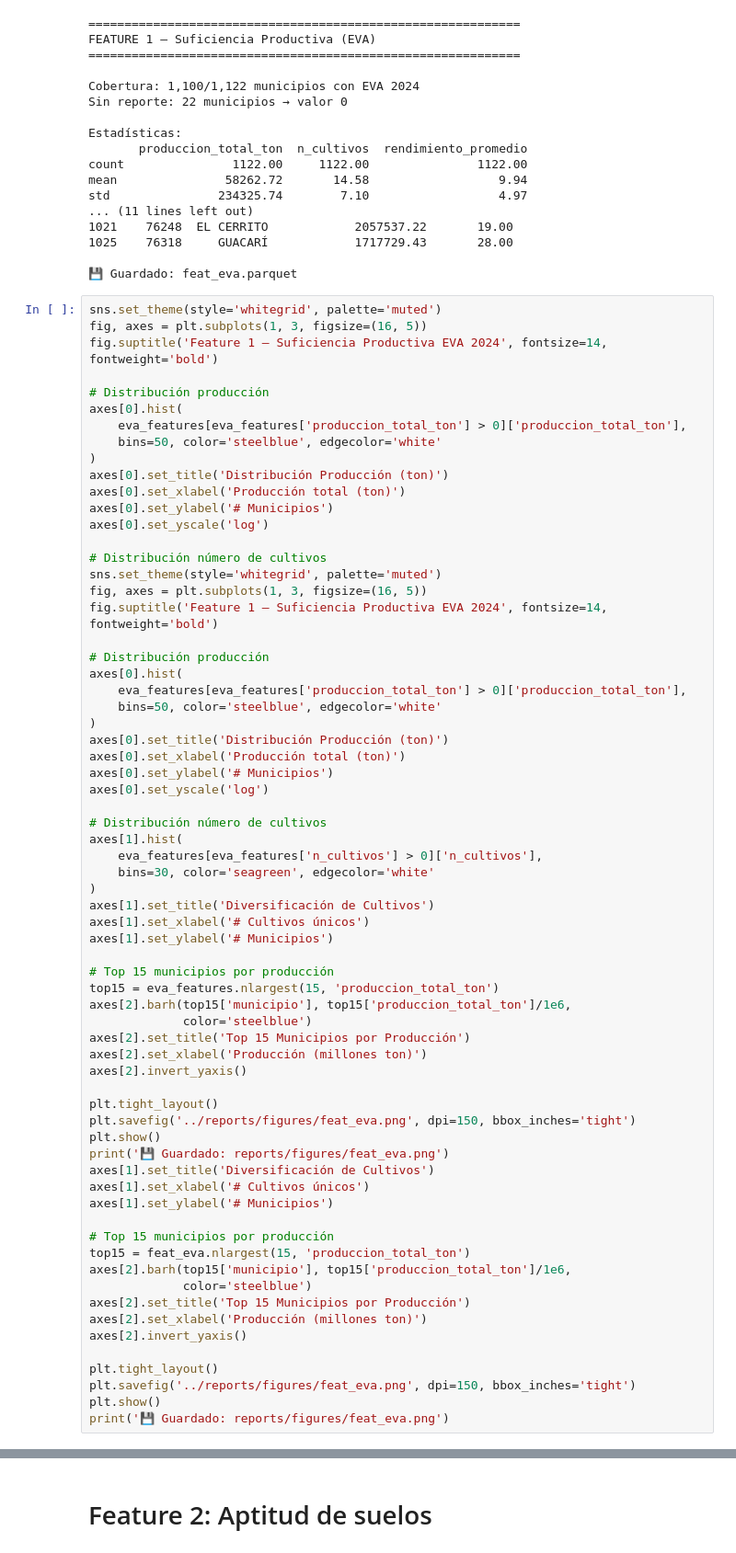
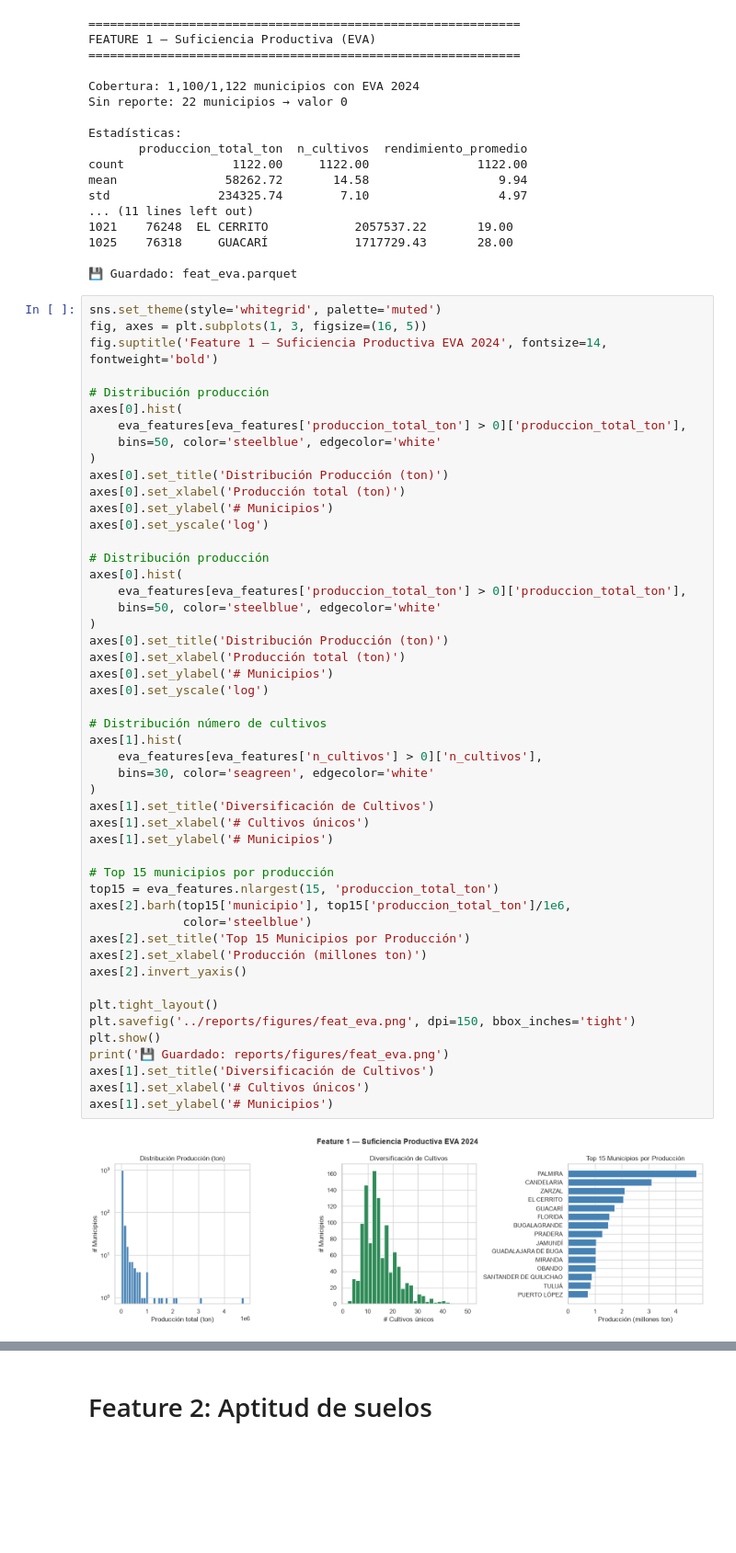
Before and after one commit to judazag/IRA-Municipal, a Jupyter notebook: notebooks/03_analisis_descriptivo.ipynb, the cells around one changed output, grey strips where cells are left out. Shown at 92% size. Saved outputs shown, nothing was run; the diff lists cells and outputs as text; blank space fills up the shorter version.

```diff
--- a/notebooks/03_analisis_descriptivo.ipynb
+++ b/notebooks/03_analisis_descriptivo.ipynb
@@ -109,11 +109,6 @@ axes[0].set_title('Distribución Producción (ton)')
 axes[0].set_xlabel('Producción total (ton)')
 axes[0].set_ylabel('# Municipios')
 axes[0].set_yscale('log')
-
-# Distribución número de cultivos
-sns.set_theme(style='whitegrid', palette='muted')
-fig, axes = plt.subplots(1, 3, figsize=(16, 5))
-fig.suptitle('Feature 1 — Suficiencia Productiva EVA 2024', fontsize=14, fontweight='bold')
 
 # Distribución producción
 axes[0].hist(
@@ -123,43 +118,31 @@ axes[0].hist(
 axes[0].set_title('Distribución Producción (ton)')
 axes[0].set_xlabel('Producción total (ton)')
 axes[0].set_ylabel('# Municipios')
 axes[0].set_yscale('log')
 
 # Distribución número de cultivos
 axes[1].hist(
     eva_features[eva_features['n_cultivos'] > 0]['n_cultivos'],
     bins=30, color='seagreen', edgecolor='white'
 )
 axes[1].set_title('Diversificación de Cultivos')
 axes[1].set_xlabel('# Cultivos únicos')
 axes[1].set_ylabel('# Municipios')
 
 # Top 15 municipios por producción
 top15 = eva_features.nlargest(15, 'produccion_total_ton')
 axes[2].barh(top15['municipio'], top15['produccion_total_ton']/1e6,
              color='steelblue')
 axes[2].set_title('Top 15 Municipios por Producción')
 axes[2].set_xlabel('Producción (millones ton)')
 axes[2].invert_yaxis()
 
 plt.tight_layout()
 plt.savefig('../reports/figures/feat_eva.png', dpi=150, bbox_inches='tight')
 plt.show()
 print('💾 Guardado: reports/figures/feat_eva.png')
 axes[1].set_title('Diversificación de Cultivos')
 axes[1].set_xlabel('# Cultivos únicos')
 axes[1].set_ylabel('# Municipios')
-
-# Top 15 municipios por producción
-top15 = feat_eva.nlargest(15, 'produccion_total_ton')
-axes[2].barh(top15['municipio'], top15['produccion_total_ton']/1e6,
-             color='steelblue')
-axes[2].set_title('Top 15 Municipios por Producción')
-axes[2].set_xlabel('Producción (millones ton)')
-axes[2].invert_yaxis()
-
-plt.tight_layout()
-plt.savefig('../reports/figures/feat_eva.png', dpi=150, bbox_inches='tight')
-plt.show()
-print('💾 Guardado: reports/figures/feat_eva.png')
 # %% [output]
+[figure, new version]
```
Also changed, not shown: parts of 46 cells of this notebook.
